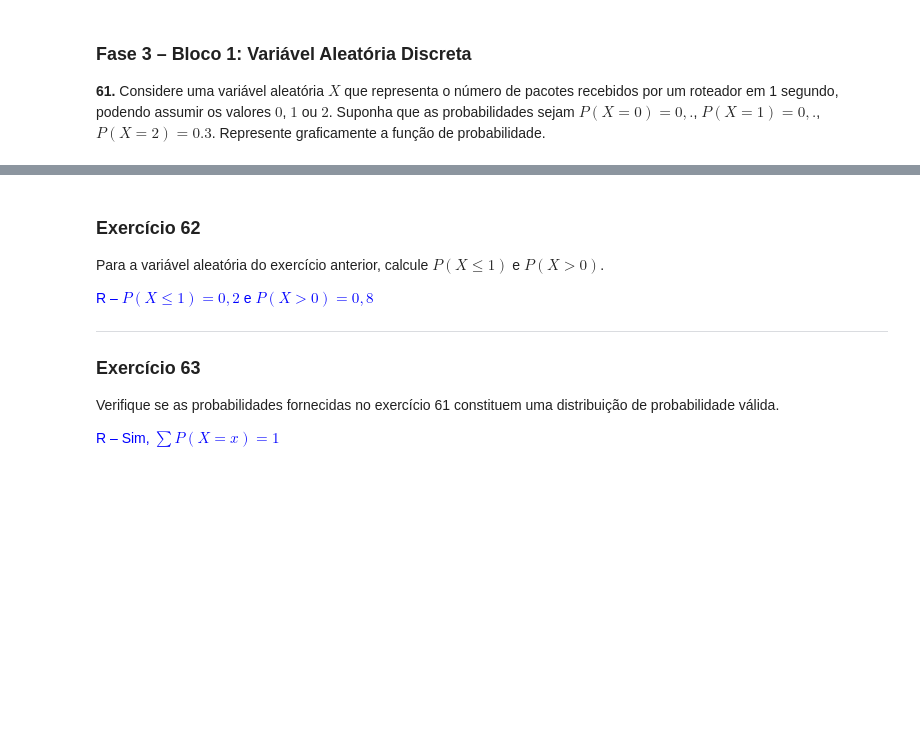
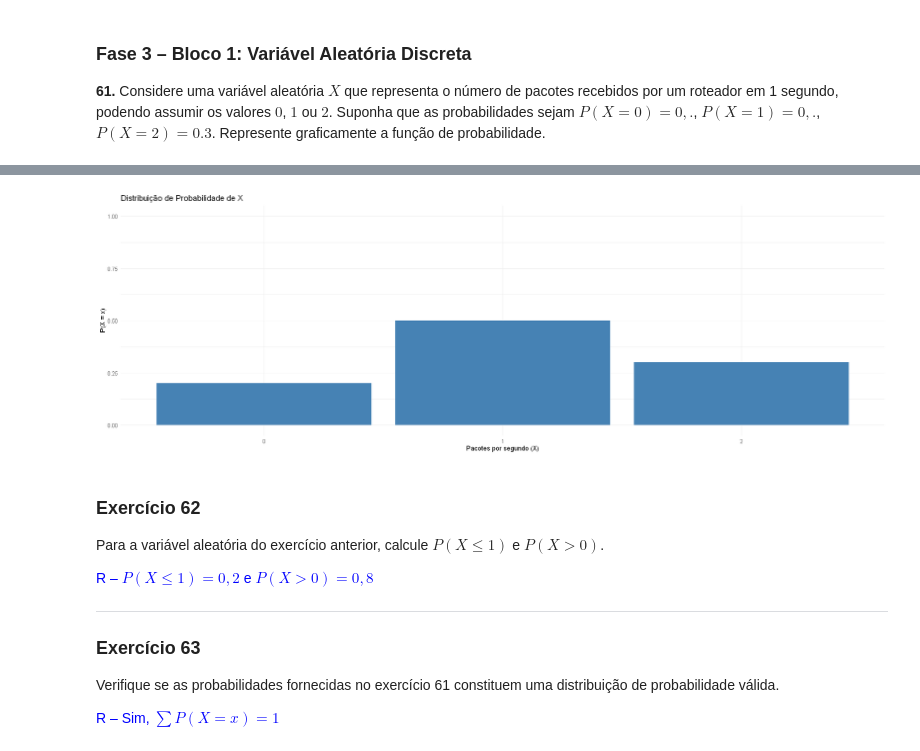
Before and after one commit to cledsonsousa/cledsonsousa.github.io, a Jupyter notebook: files/exercicios_binomial_animado.ipynb, the cells around one changed output, grey strips where cells are left out. Cells and saved outputs as stored; diff of their text form; code cells hidden in the pictures; blank space fills up the shorter version.

Commit message:
plot

```diff
--- a/files/exercicios_binomial_animado.ipynb
+++ b/files/exercicios_binomial_animado.ipynb
@@ -417,34 +417,35 @@ $\{1,2\}, \{1,2,3\}, \{1,2,4\}, \{1,2,5\}, \{1,2,3,4\}, \{1,2,3,5\}, \{1,2,4,5\}
 # %%
 library(ggplot2)
 library(IRdisplay)
 
 # Criar dataframe
 df <- data.frame(X = factor(c(0, 1, 2)), P = c(0.2, 0.5, 0.3))
 
 # Caminho completo para salvar
 caminho <- "D:/g_drive/docencia/uff/disciplinas/posgrad/vis_rep_data/jupiter/figs/binomial_p0_p1.png"
 
 # Criar gráfico
 p <- ggplot(df, aes(x = X, y = P)) +
   geom_bar(stat = "identity", fill = "steelblue") +
   labs(title = "Distribuição de Probabilidade de X",
        x = "Pacotes por segundo (X)", y = "P(X = x)") +
   ylim(0, 1) +
   theme_minimal()
-
+p
 # Salvar imagem
 ggsave(filename = caminho, plot = p, width = 7, height = 5, dpi = 300)
 
 # Exibir centralizado no notebook
 display_html(sprintf('
 <div style="display: flex; justify-content: center; align-items: center; height: 100vh;">
   <div style="text-align:center">
     <img src="%s" width="700">
   </div>
 </div>
 ', caminho))
 # %% [output]
 [interactive output not drawn]
+[figure, added]
 # %% [markdown]
 ### Exercício 62
 Para a variável aleatória do exercício anterior, calcule $P(X \leq 1)$ e $P(X > 0)$.
```
Also changed, not shown: parts of 44 cells of this notebook.
